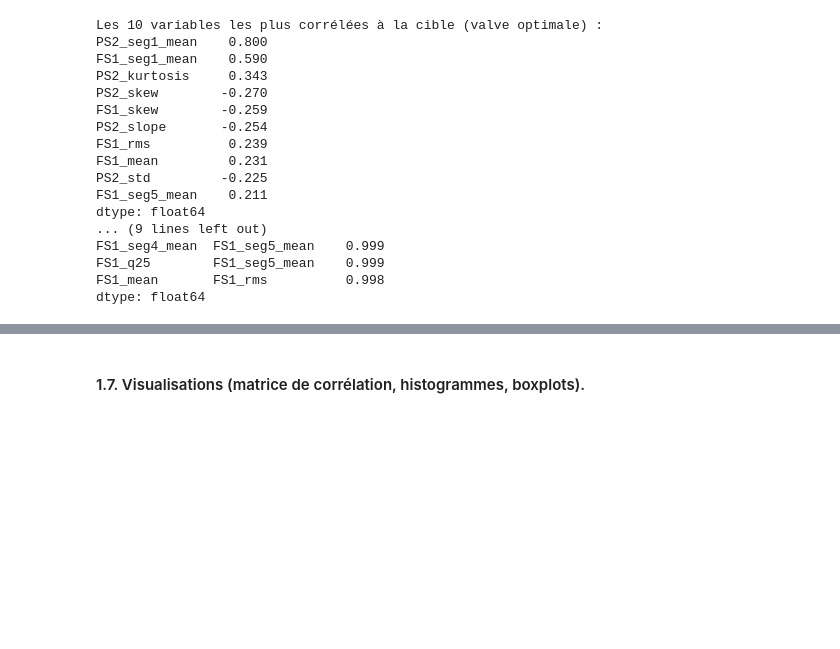
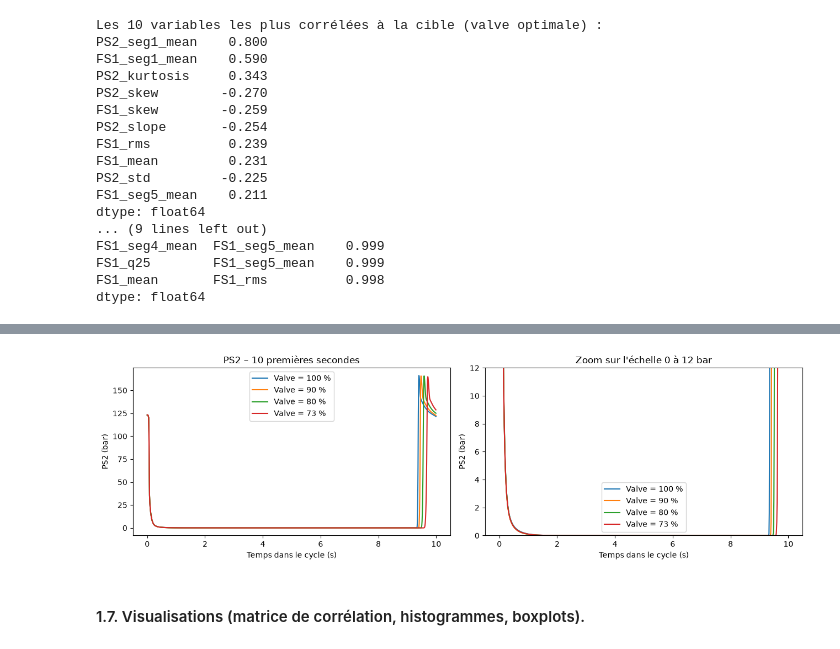
Before and after one commit to tsoullia/optivalve, a Jupyter notebook: fichier.ipynb, the cells around one changed output, grey strips where cells are left out. Cells and saved outputs as stored; diff of their text form; code cells hidden in the pictures; blank space fills up the shorter version.

```diff
--- a/fichier.ipynb
+++ b/fichier.ipynb
@@ -316,3 +404,22 @@ dtype: float64
+# %%
+# 1.6 (suite) Zoom sur les 10 premières secondes de PS2, selon la condition de la valve
+n10 = 10 * 100                      # 10 s à 100 Hz
+t = np.arange(n10) / 100
+fig, axes = plt.subplots(1, 2, figsize=(13, 4))
+for ax in axes:
+    for val in sorted(profile_dev['Valve'].unique(), reverse=True):
+        masque = (profile_dev['Valve'] == val).to_numpy()
+        ax.plot(t, ps2_dev.iloc[:, :n10][masque].mean(axis=0), label=f'Valve = {val} %')
+    ax.set_xlabel('Temps dans le cycle (s)')
+    ax.set_ylabel('PS2 (bar)')
+    ax.legend()
+axes[0].set_title('PS2 – 10 premières secondes')
+axes[1].set_title("Zoom sur l'échelle 0 à 12 bar")
+axes[1].set_ylim(0, 12)
+plt.tight_layout()
+plt.show()
+# %% [output]
+[figure, added]
 # %% [markdown]
 #### 1.7. Visualisations (matrice de corrélation, histogrammes, boxplots).
 # %%
```
Also changed, not shown: parts of 52 cells of this notebook, 2 other files.
